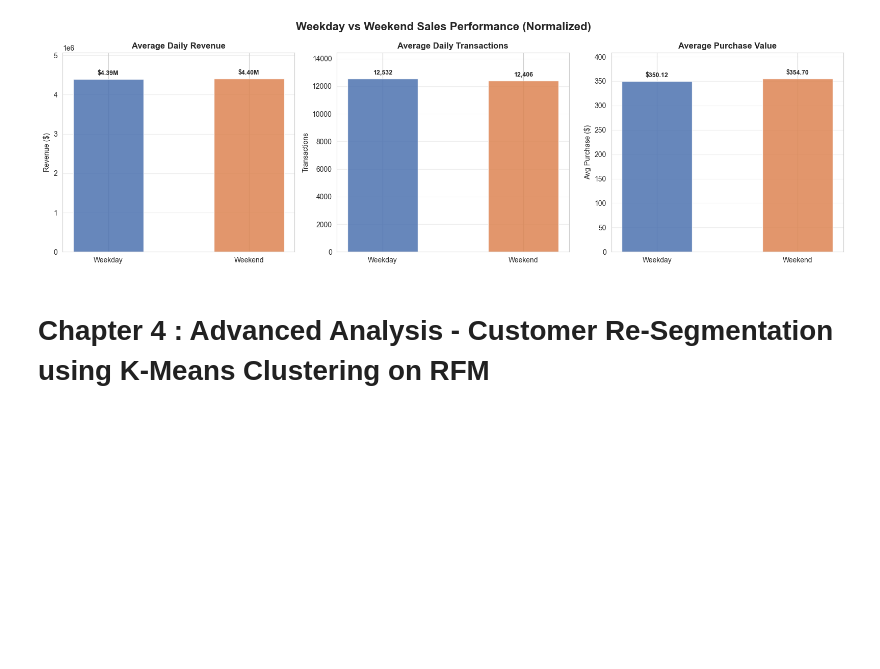
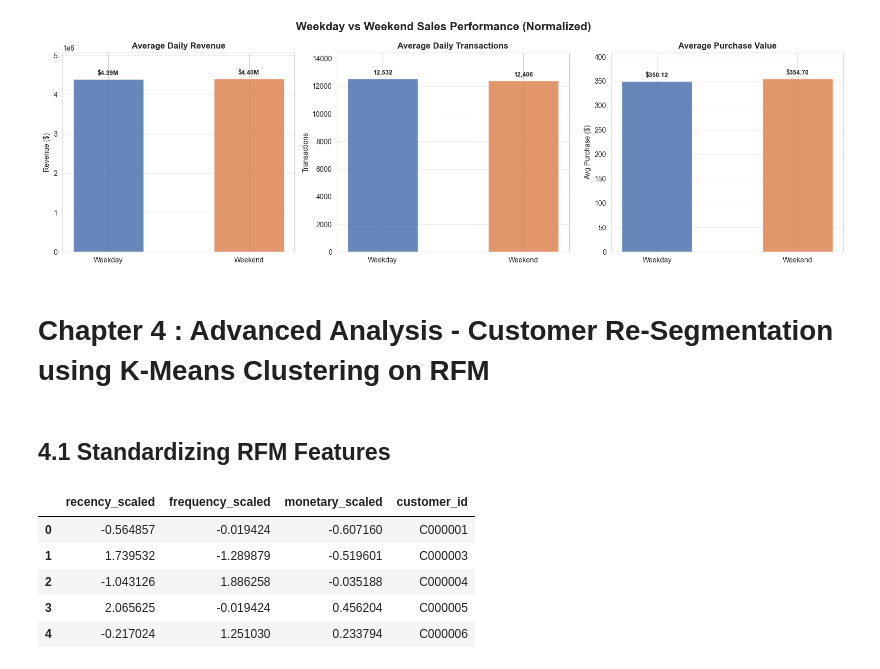
Before and after one commit to fathirrizkifadillah/Black-Friday, a Jupyter notebook: main.ipynb, the cells around one changed output. Saved outputs shown, nothing was run; the diff lists cells and outputs as text; code cells hidden in the pictures; blank space fills up the shorter version.

Commit message:
Standardizing RFM Features

```diff
--- a/main.ipynb
+++ b/main.ipynb
@@ -1365,3 +1365,35 @@ plt.show()
 [figure]
 # %% [markdown]
 # Chapter 4 : Advanced Analysis - Customer Re-Segmentation using K-Means Clustering on RFM
+# %% [markdown]
+## 4.1 Standardizing RFM Features
+# %%
+from sklearn.preprocessing import StandardScaler
+
+# Extract the calculated RFM metrics (from the 'rfm' DataFrame in cell 37)
+rfm_features = rfm[['recency', 'frequency', 'monetary']]
+
+# Initialize the StandardScaler to scale features to mean=0 and variance=1
+scaler = StandardScaler()
+
+# Fit and transform the RFM features
+rfm_scaled_array = scaler.fit_transform(rfm_features)
+
+# Convert the scaled features array back into a pandas DataFrame
+rfm_scaled = pd.DataFrame(
+    rfm_scaled_array,
+    columns=['recency_scaled', 'frequency_scaled', 'monetary_scaled']
+)
+
+# Re-attach the customer_id for reference
+rfm_scaled['customer_id'] = rfm['customer_id']
+
+# Display the standardized features
+rfm_scaled.head()
+# %% [output]
+|  | recency_scaled | frequency_scaled | monetary_scaled | customer_id |
+| 0 | -0.564857 | -0.019424 | -0.607160 | C000001 |
+| 1 | 1.739532 | -1.289879 | -0.519601 | C000003 |
+| 2 | -1.043126 | 1.886258 | -0.035188 | C000004 |
+| 3 | 2.065625 | -0.019424 | 0.456204 | C000005 |
+| 4 | -0.217024 | 1.251030 | 0.233794 | C000006 |
```
